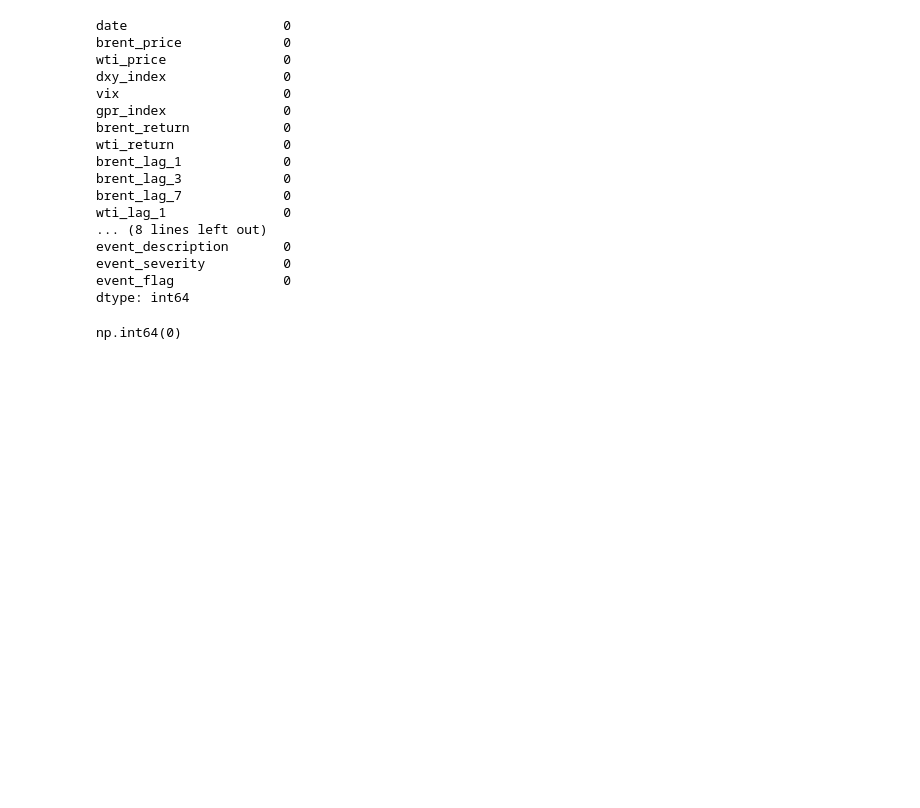
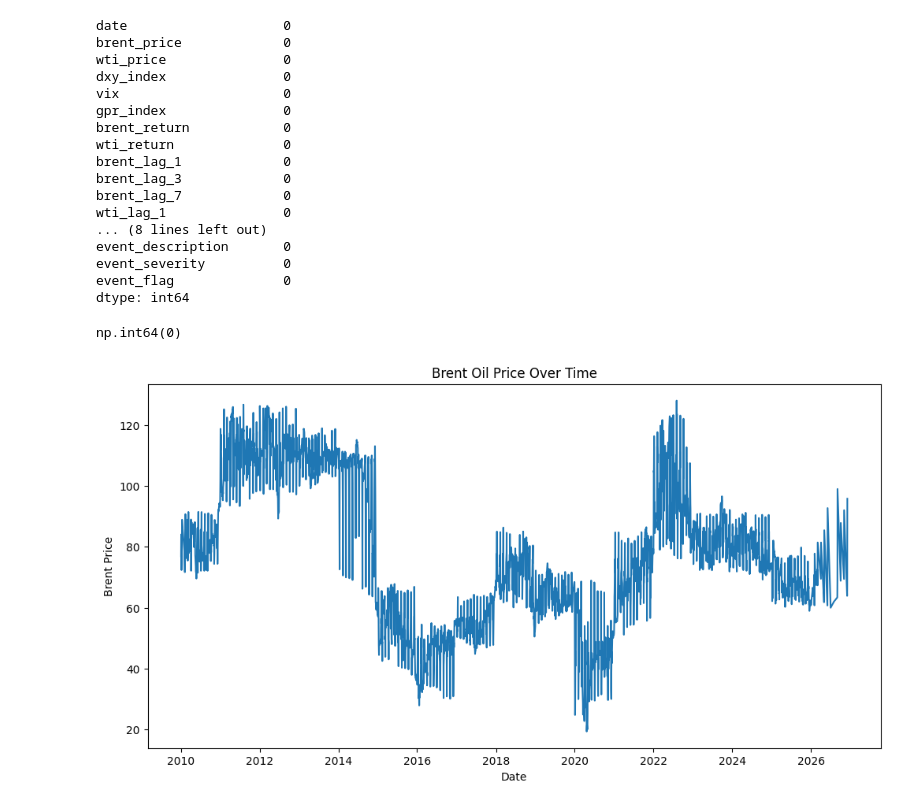
Before and after one commit to RAHEEL-HASSAN-WORK/Oil_Geopolitics_Analysis, a Jupyter notebook: Oil_Geopolitics.ipynb, the cells around one changed output. Drawn from its saved outputs; the diff is of its cells as text; code cells hidden in the pictures; blank space fills up the shorter version.

Commit message:
Plots Added

```diff
--- a/Oil_Geopolitics.ipynb
+++ b/Oil_Geopolitics.ipynb
@@ -122,3 +122,14 @@ df.duplicated().sum()
 np.int64(0)
 # %%
 df.drop_duplicates(inplace=True)
+# %%
+df['date'] = pd.to_datetime(df['date'])
+# %%
+plt.figure(figsize=(12,6))
+sns.lineplot(x='date', y='brent_price', data=df)
+plt.title('Brent Oil Price Over Time')
+plt.xlabel('Date')
+plt.ylabel('Brent Price')
+plt.show()
+# %% [output]
+[figure, added]
```
Also changed, not shown: parts of 3 cells of this notebook.
